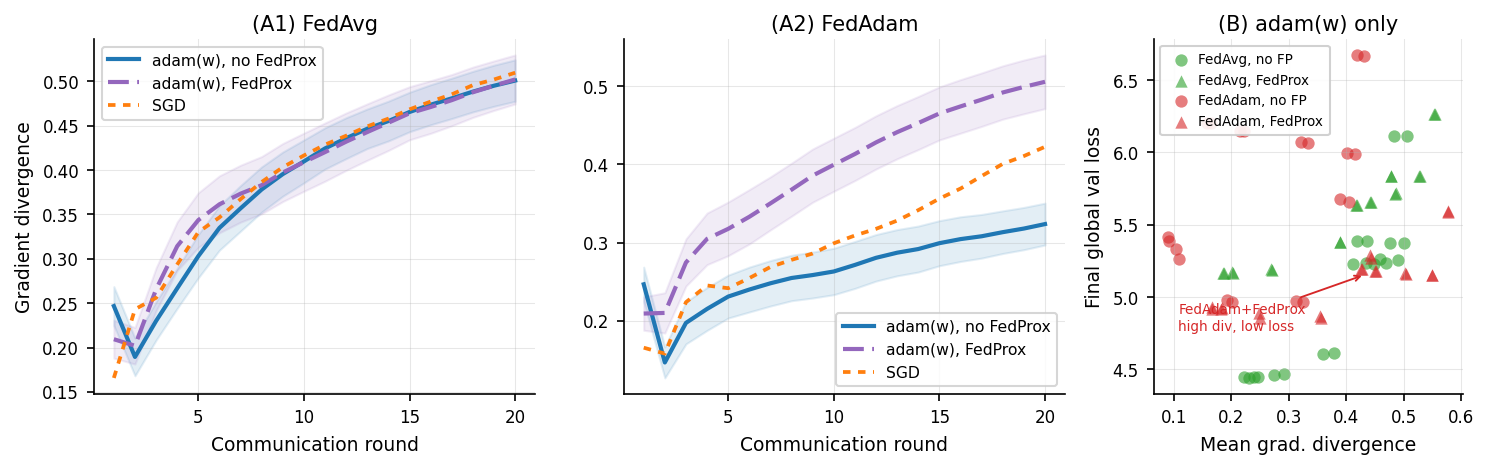
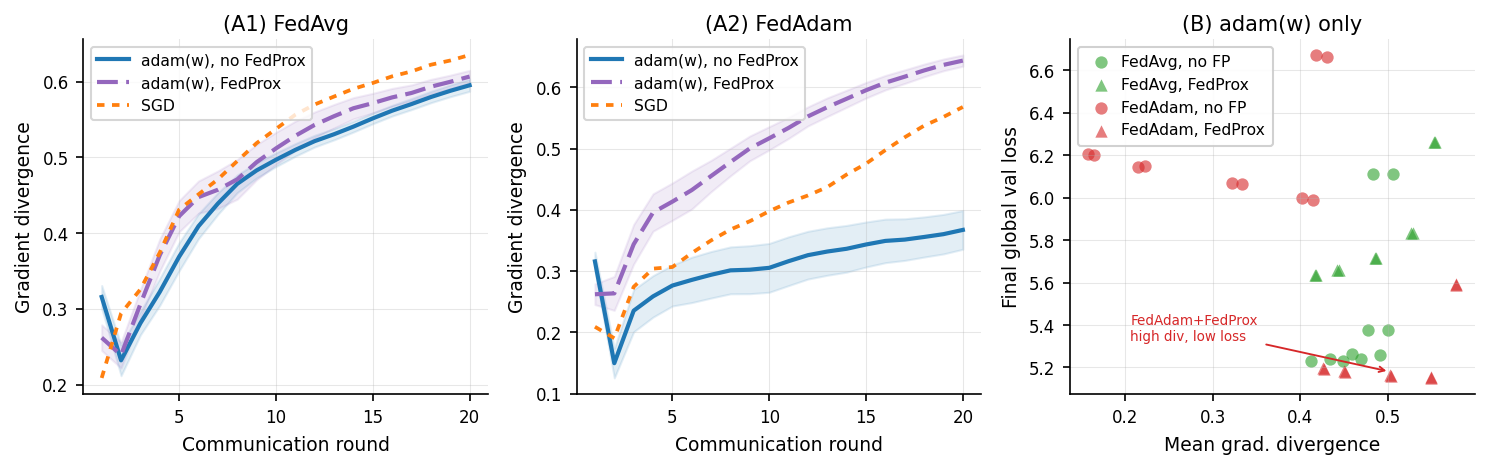
The change to this notebook cell's code, shown as a diff; its figure went from the first image to the second:
--- before
+++ after
@@ -7,9 +7,9 @@
 # ── Panel A: divergence curves, faceted by aggregator ───────────────────────
 fig, axes = plt.subplots(1, 3, figsize=(10, 3.2),
-                         gridspec_kw={"width_ratios": [2, 2, 1.4]})
+                         gridspec_kw={"width_ratios": [1.5, 1.5, 1.5]})
 
 for ax, agg in zip(axes[:2], ["fedavg", "fedadam"]):
     agg_label = "FedAvg" if agg == "fedavg" else "FedAdam"
-    sub = df_div[df_div["aggregator"] == agg]
+    sub = df_div[(df_div["aggregator"] == agg) & (df_div["num_clients"] == 32)]
 
     # adam(w) lines — split by FedProx
@@ -33,10 +33,10 @@
     ax.set_title(f"(A{1 if agg=='fedavg' else 2}) {agg_label}", pad=4)
     ax.set_xlabel("Communication round")
-    ax.set_ylabel("Gradient divergence" if agg == "fedavg" else "")
-    ax.legend(fontsize=7.5, loc="upper left" if agg=="fedavg" else "lower right")
+    ax.set_ylabel("Gradient divergence")# if agg == "fedavg" else "")
+    ax.legend(fontsize=7.5, loc="upper left")# if agg=="fedavg" else "lower right")
 
 # ── Panel B: scatter — adam(w) only, agg × FedProx ──────────────────────────
 ax = axes[2]
-sub_adam = df[df["opt_label"] == "adam(w)"]
+sub_adam = df[(df["opt_label"] == "adam(w)")&(df["num_clients"] == 32)]
 
 for agg in ["fedavg", "fedadam"]:
@@ -61,9 +61,9 @@
             xy=(paradox["mean_grad_div"].median(),
                 paradox["final_global_val"].median()),
-            xytext=(0.08, 0.18), textcoords="axes fraction", fontsize=6.5,
+            xytext=(0.15, 0.15), textcoords="axes fraction", fontsize=6.5,
             color=AGG_COLOR["fedadam"],
             arrowprops=dict(arrowstyle="->", color=AGG_COLOR["fedadam"], lw=0.9))
 
-ax.legend(fontsize=6.5, loc="upper left", framealpha=0.9,
+ax.legend(fontsize=7.5, loc="upper left", framealpha=0.9,
           handletextpad=0.3, borderpad=0.5)
 

Commit: fix: polishing graphs a bit